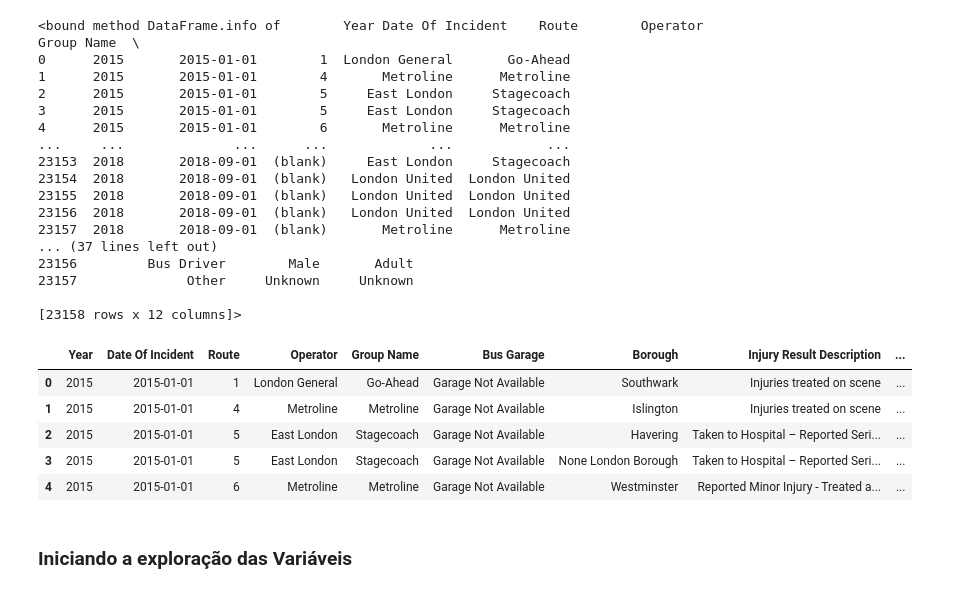
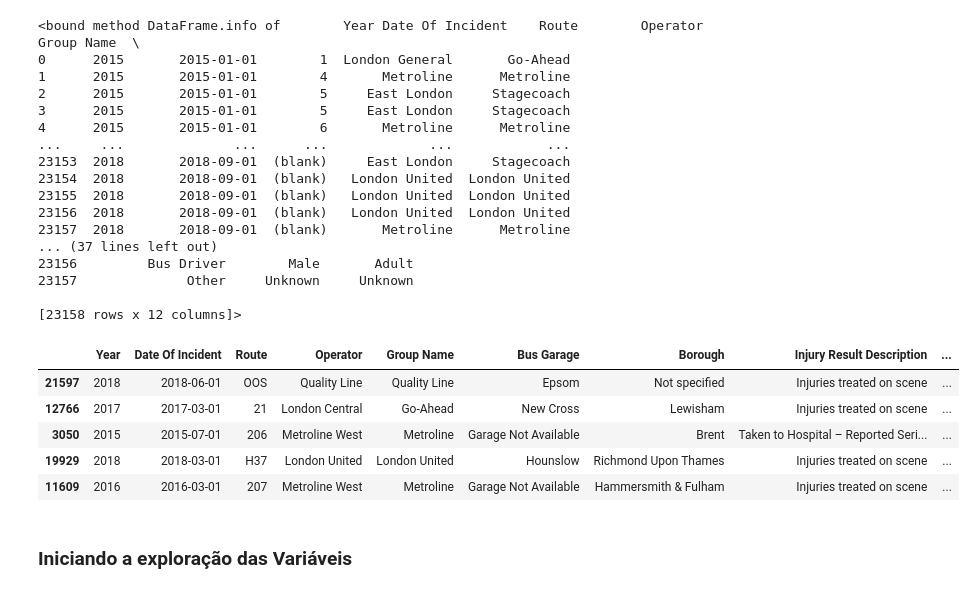
Before and after one commit to CoelhoPedro/Analise-de-Risco-no-Transporte-Publico, a Jupyter notebook: AnaliseRisco.ipynb, the cells around one changed output. Drawn from its saved outputs; the diff is of its cells as text; code cells hidden in the pictures.

```diff
--- a/AnaliseRisco.ipynb
+++ b/AnaliseRisco.ipynb
@@ -100,15 +98,15 @@ df.info
 23157              Other     Unknown     Unknown
 
 [23158 rows x 12 columns]>
-# %%
-df.head()
-# %% [output]
-|  | Year | Date Of Incident | Route | Operator | Group Name | Bus Garage | Borough | Injury Result Description | ... |
-| 0 | 2015 | 2015-01-01 | 1 | London General | Go-Ahead | Garage Not Available | Southwark | Injuries treated on scene | ... |
-| 1 | 2015 | 2015-01-01 | 4 | Metroline | Metroline | Garage Not Available | Islington | Injuries treated on scene | ... |
-| 2 | 2015 | 2015-01-01 | 5 | East London | Stagecoach | Garage Not Available | Havering | Taken to Hospital – Reported Seri... | ... |
-| 3 | 2015 | 2015-01-01 | 5 | East London | Stagecoach | Garage Not Available | None London Borough | Taken to Hospital – Reported Seri... | ... |
-| 4 | 2015 | 2015-01-01 | 6 | Metroline | Metroline | Garage Not Available | Westminster | Reported Minor Injury - Treated a... | ... |
+# %%
+df.sample(5)
+# %% [output]
+|  | Year | Date Of Incident | Route | Operator | Group Name | Bus Garage | Borough | Injury Result Description | ... |
+| 21597 | 2018 | 2018-06-01 | OOS | Quality Line | Quality Line | Epsom | Not specified | Injuries treated on scene | ... |
+| 12766 | 2017 | 2017-03-01 | 21 | London Central | Go-Ahead | New Cross | Lewisham | Injuries treated on scene | ... |
+| 3050 | 2015 | 2015-07-01 | 206 | Metroline West | Metroline | Garage Not Available | Brent | Taken to Hospital – Reported Seri... | ... |
+| 19929 | 2018 | 2018-03-01 | H37 | London United | London United | Hounslow | Richmond Upon Thames | Injuries treated on scene | ... |
+| 11609 | 2016 | 2016-03-01 | 207 | Metroline West | Metroline | Garage Not Available | Hammersmith & Fulham | Injuries treated on scene | ... |
 # %% [markdown]
 ### Iniciando a exploração das Variáveis
 # %%
```
Also changed, not shown: parts of 15 cells of this notebook.
